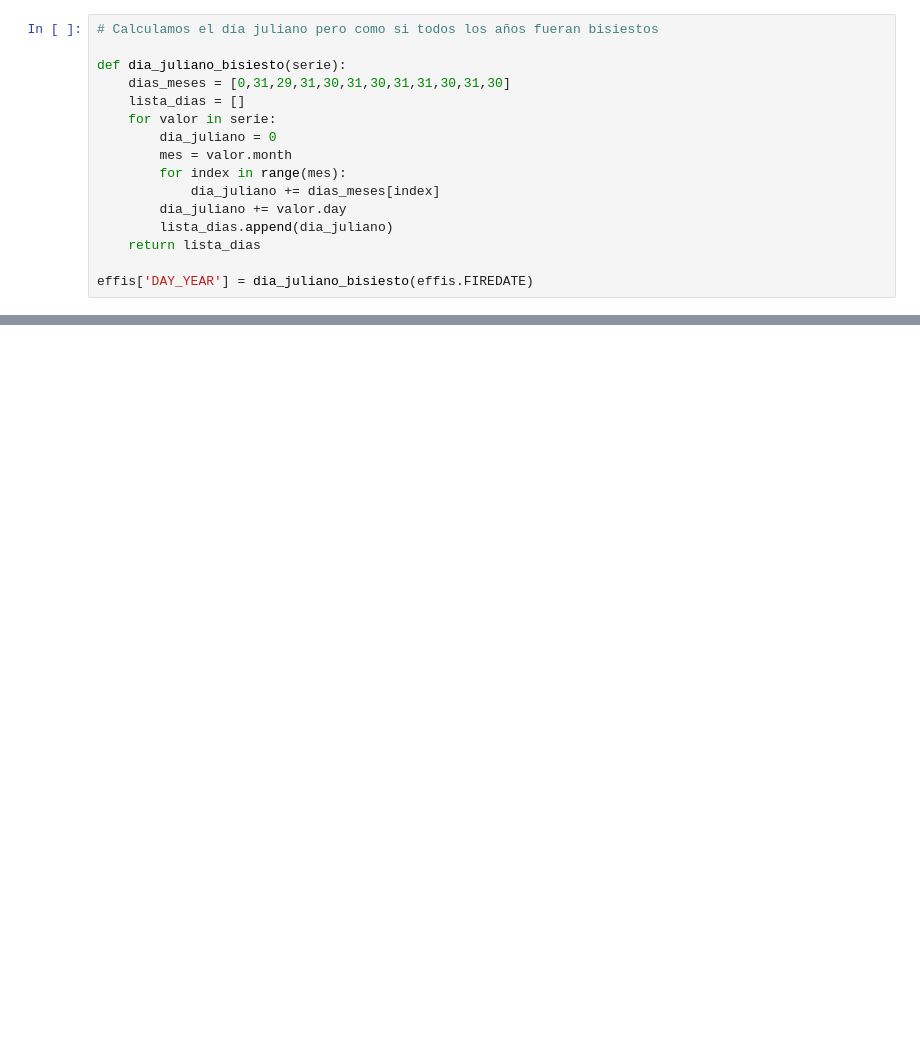
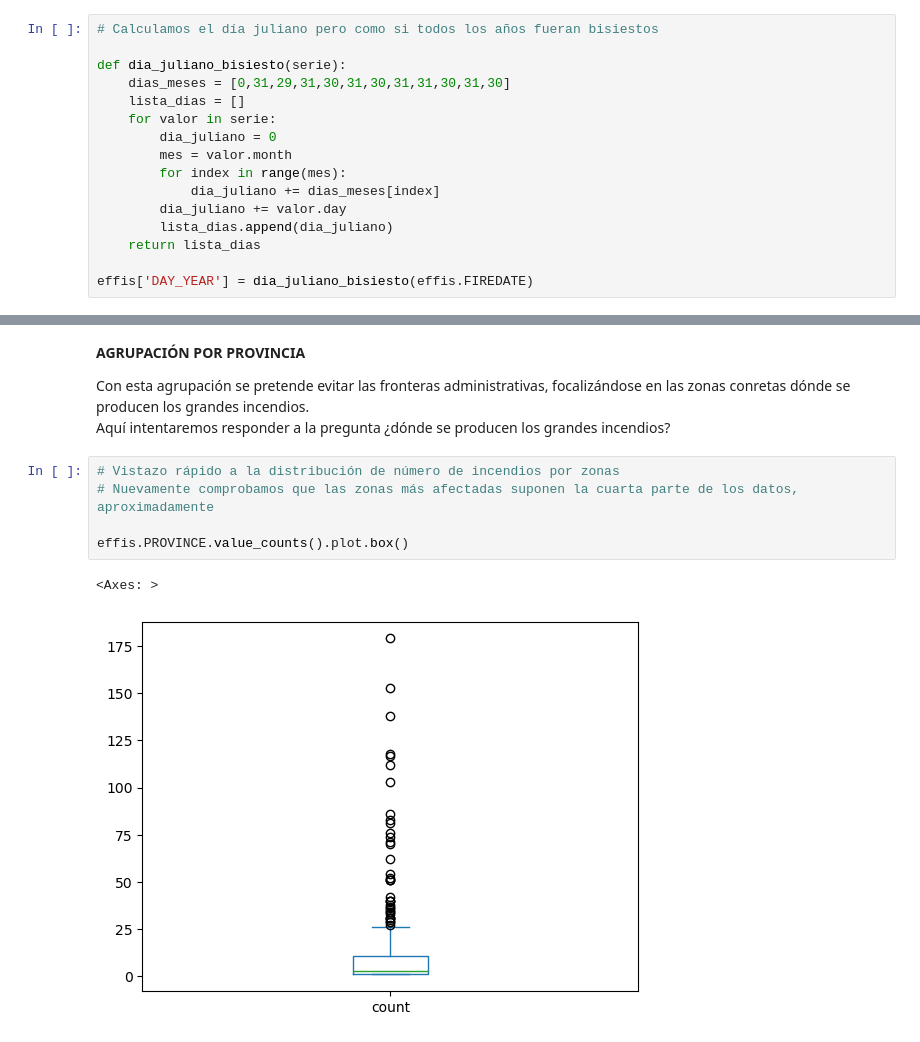
Before and after one commit to vrieraj/EDA_EFFIS, a Jupyter notebook: EDA_EFFIS.ipynb, the cells around one changed output, grey strips where cells are left out. Drawn from its saved outputs; the diff is of its cells as text; blank space fills up the shorter version.

```diff
--- a/EDA_EFFIS.ipynb
+++ b/EDA_EFFIS.ipynb
@@ -267,0 +317,13 @@ sns.jointplot(effis_eu, x='LON', y='LAT', hue = 'COUNTRY', legend=False);
+# %% [markdown]
+**AGRUPACIÓN POR PROVINCIA**
+
+Con esta agrupación se pretende evitar las fronteras administrativas, focalizándose en las zonas conretas dónde se producen los grandes incendios.
+Aquí intentaremos responder a la pregunta ¿dónde se producen los grandes incendios?
+# %%
+# Vistazo rápido a la distribución de número de incendios por zonas
+# Nuevamente comprobamos que las zonas más afectadas suponen la cuarta parte de los datos, aproximadamente
+
+effis.PROVINCE.value_counts().plot.box()
+# %% [output]
+<Axes: >
+[figure, added]
```
Also changed, not shown: parts of 47 cells of this notebook.
